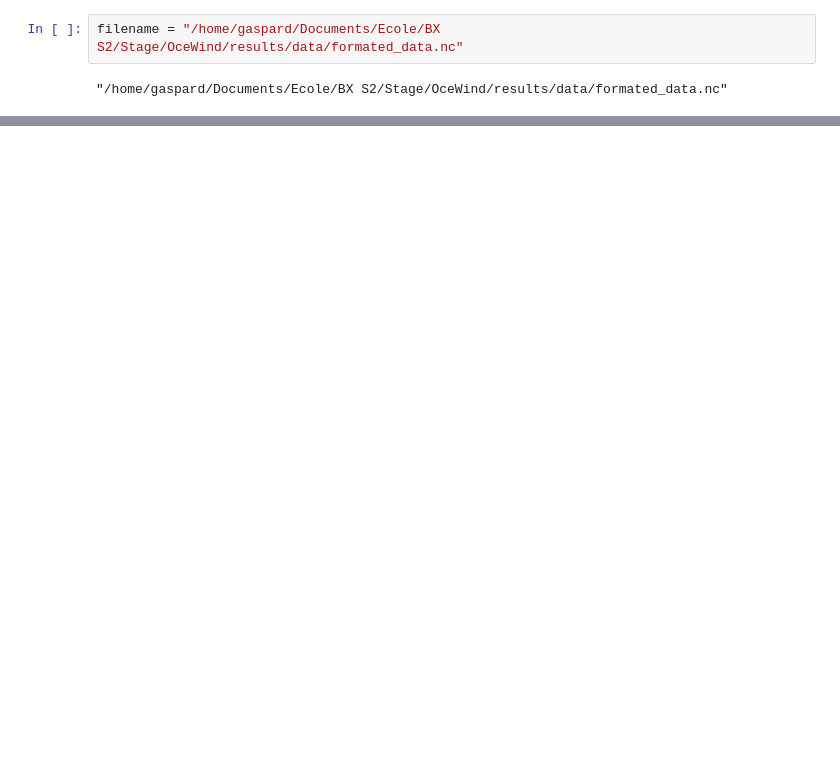
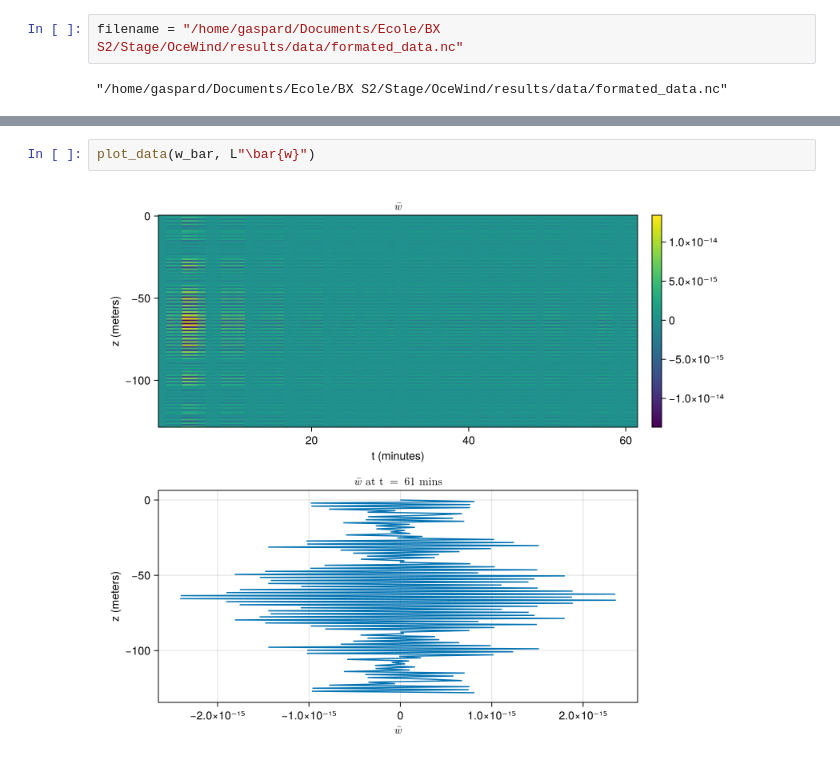
Before and after one commit to Gaspartcho/OceWind, a Jupyter notebook: Notebooks/graphs.ipynb, the cells around one changed output, grey strips where cells are left out. Cells and saved outputs as stored; diff of their text form; blank space fills up the shorter version.

```diff
--- a/Notebooks/graphs.ipynb
+++ b/Notebooks/graphs.ipynb
@@ -61,0 +57,4 @@ plot_data(u_bar, L"\bar{u}")
+# %%
+plot_data(w_bar, L"\bar{w}")
+# %% [output]
+[figure, added]
```
Also changed, not shown: parts of 14 cells of this notebook, 8 other files.
